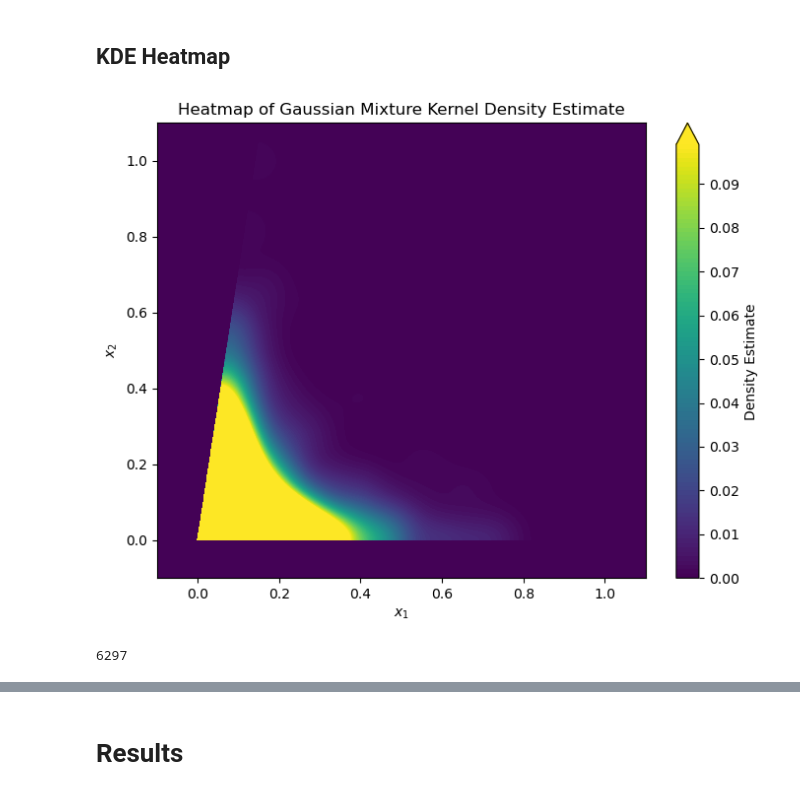
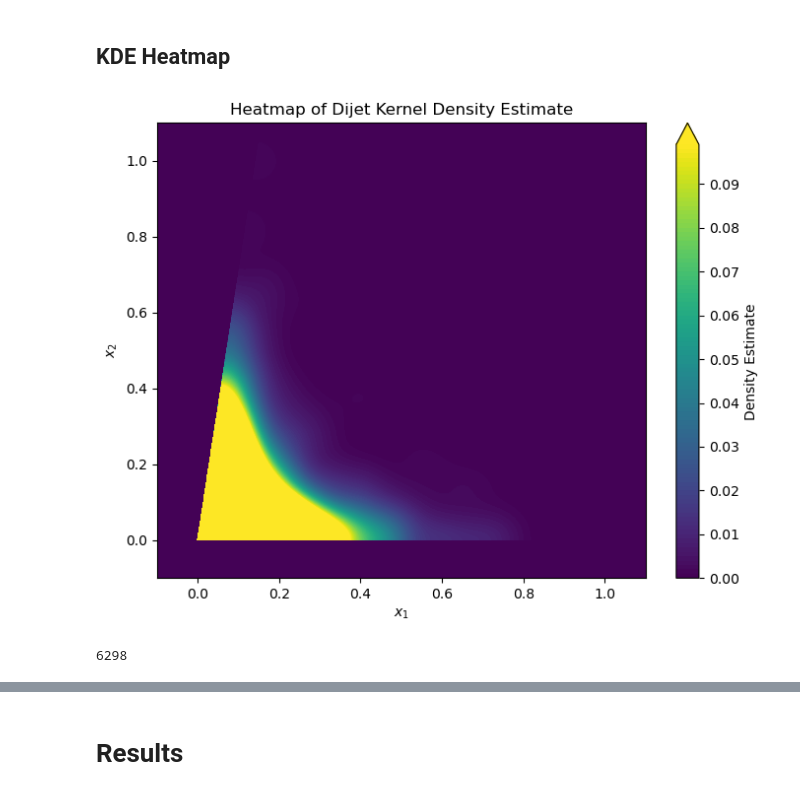
Before and after one commit to Angelo92Git/SymbolicDensityEstimation, a Jupyter notebook: visualization/dijet_visualization.ipynb, the cells around one changed output, grey strips where cells are left out. Drawn from its saved outputs; the diff is of its cells as text; code cells hidden in the pictures.

Commit message:
viz: dijet

```diff
--- a/visualization/dijet_visualization.ipynb
+++ b/visualization/dijet_visualization.ipynb
@@ -104,30 +104,30 @@ color_level_min, color_level_max = 0.0, 0.1
 # %%
 levels = np.linspace(color_level_min, color_level_max, 100)  # for 30 intervals
 
 plt.figure(figsize=(8, 6))
 cf = plt.contourf(
     grids[0],
     grids[1],
     np.clip(kde_predicted_density,0,None),
     levels=levels,
     cmap="viridis",
     extend="max"
 )
 cbar = plt.colorbar(cf, format="%.2f")
 cbar.set_label("Density Estimate")
 plt.xlabel(r"$x_1$")
 plt.ylabel(r"$x_2$")
 plt.xlim(xlims)
 plt.ylim(ylims)
-plt.title("Heatmap of Gaussian Mixture Kernel Density Estimate")
+plt.title("Heatmap of Dijet Kernel Density Estimate")
 plt.show()
 # Explicitly close the figure object
 plt.close()
 # Force the Python garbage collector to clean up memory
 gc.collect()
 # %% [output]
-[figure, old version]
+[figure, new version]
-6297
+6298
 # %%
 density_scale_factor = np.loadtxt("data/processed_data/dijet_scale_factor.txt")
 print(f"scale factor: {density_scale_factor}")
```
Also changed, not shown: parts of 6 cells of this notebook.
